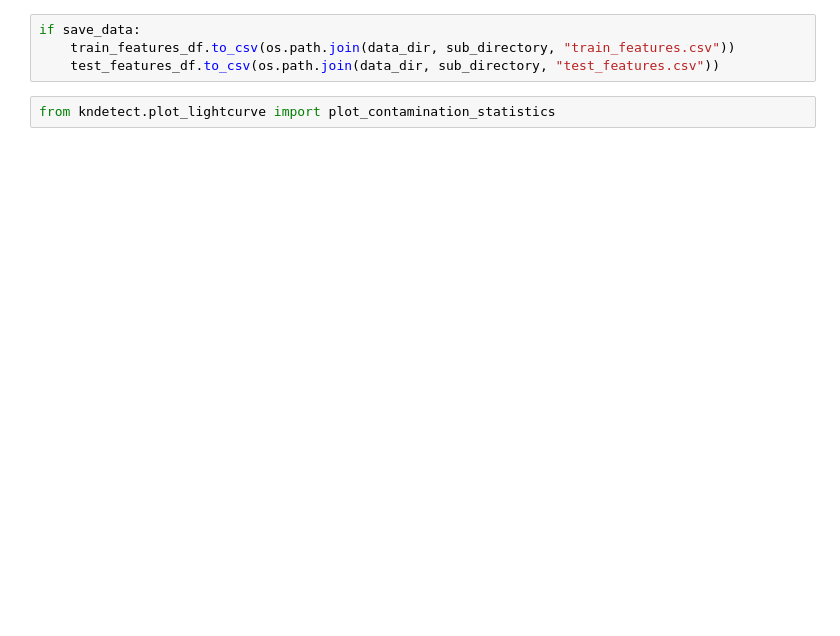
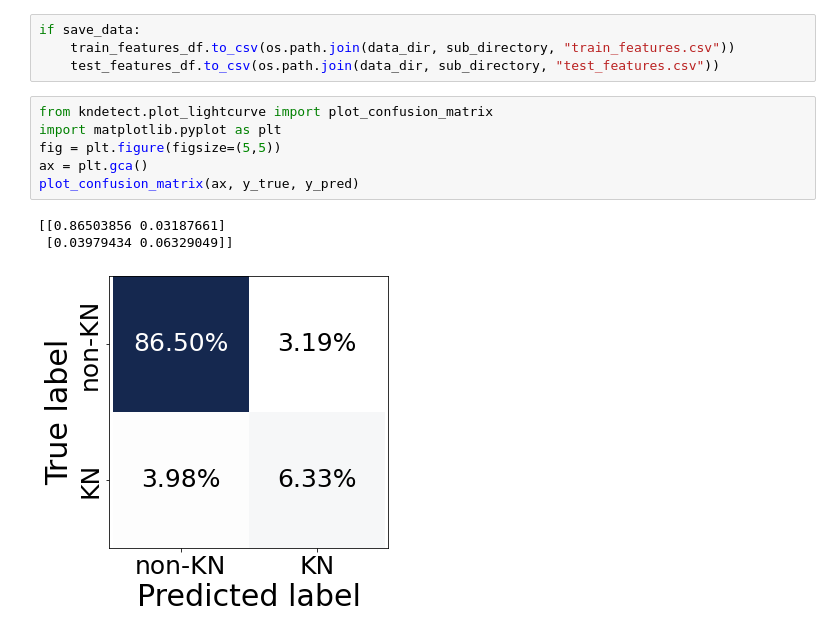
Before and after one commit to b-biswas/kndetect, a Jupyter notebook: notebooks/train_on_partial_lc.ipynb, the cells around one changed output. Cells and saved outputs as stored; diff of their text form; blank space fills up the shorter version.

```diff
--- a/notebooks/train_on_partial_lc.ipynb
+++ b/notebooks/train_on_partial_lc.ipynb
@@ -124,5 +186,13 @@ if save_data:
     train_features_df.to_csv(os.path.join(data_dir, sub_directory, "train_features.csv"))
     test_features_df.to_csv(os.path.join(data_dir, sub_directory, "test_features.csv"))
 # %%
-from kndetect.plot_lightcurve import plot_contamination_statistics
+from kndetect.plot_lightcurve import plot_confusion_matrix
+import matplotlib.pyplot as plt
+fig = plt.figure(figsize=(5,5))
+ax = plt.gca()
+plot_confusion_matrix(ax, y_true, y_pred)
+# %% [output]
+[[0.86503856 0.03187661]
+ [0.03979434 0.06329049]]
+[figure, added]
 # %%
```
Also changed, not shown: parts of 7 cells of this notebook, 8 other files.
